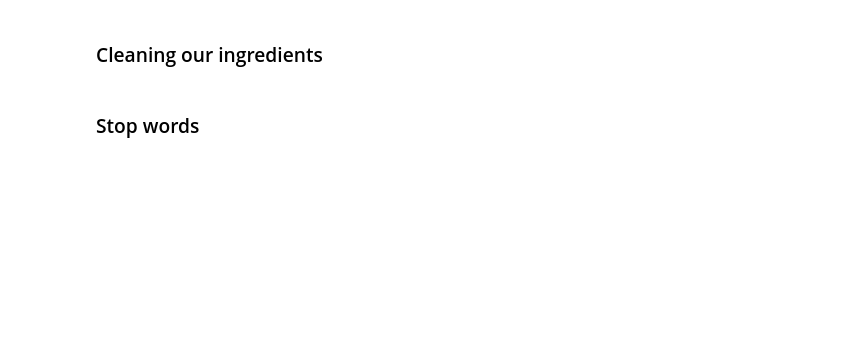
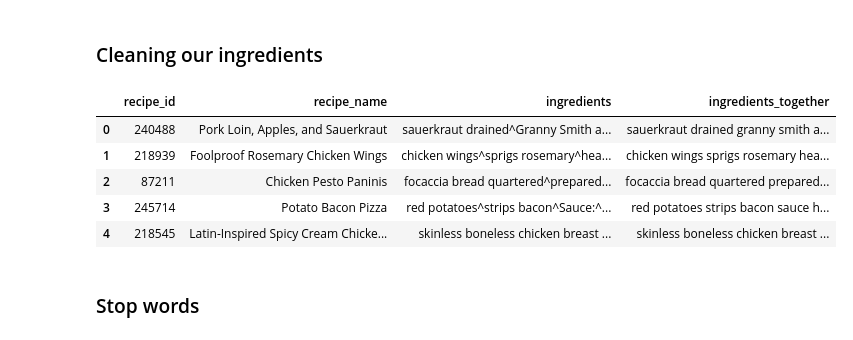
Before and after one commit to jabrahamvm/Recipe-Recommender, a Jupyter notebook: ingredients.ipynb, the cells around one changed output. Cells and saved outputs as stored; diff of their text form; code cells hidden in the pictures; blank space fills up the shorter version.

```diff
--- a/ingredients.ipynb
+++ b/ingredients.ipynb
@@ -44,2 +51,11 @@ recipe_ingredients["ingredients_together"] = recipe_ingredients["ingredients_tog
+# %%
+recipe_ingredients.head()
+# %% [output]
+|  | recipe_id | recipe_name | ingredients | ingredients_together |
+| 0 | 240488 | Pork Loin, Apples, and Sauerkraut | sauerkraut drained^Granny Smith a... | sauerkraut drained granny smith a... |
+| 1 | 218939 | Foolproof Rosemary Chicken Wings | chicken wings^sprigs rosemary^hea... | chicken wings sprigs rosemary hea... |
+| 2 | 87211 | Chicken Pesto Paninis | focaccia bread quartered^prepared... | focaccia bread quartered prepared... |
+| 3 | 245714 | Potato Bacon Pizza | red potatoes^strips bacon^Sauce:^... | red potatoes strips bacon sauce h... |
+| 4 | 218545 | Latin-Inspired Spicy Cream Chicke... | skinless boneless chicken breast ... | skinless boneless chicken breast ... |
 # %% [markdown]
 ### Stop words
```
Also changed, not shown: parts of 13 cells of this notebook, 1 other file.
